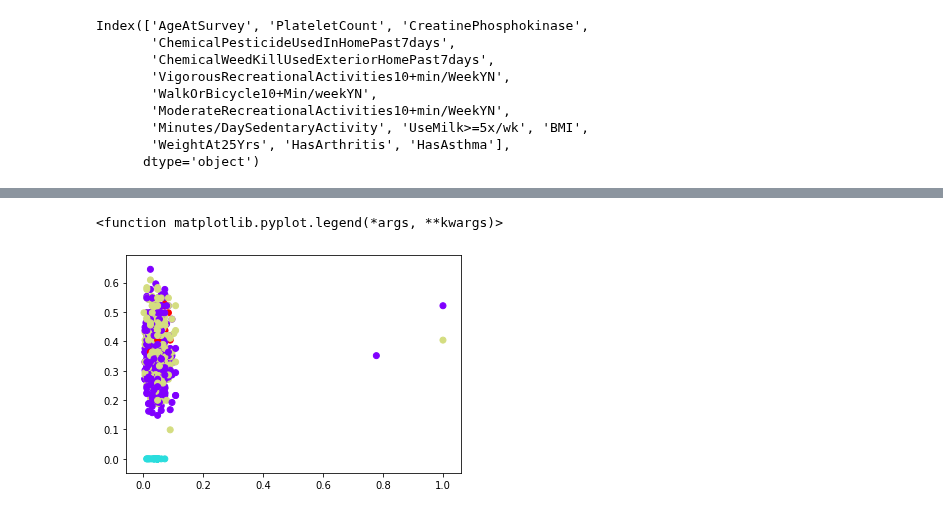
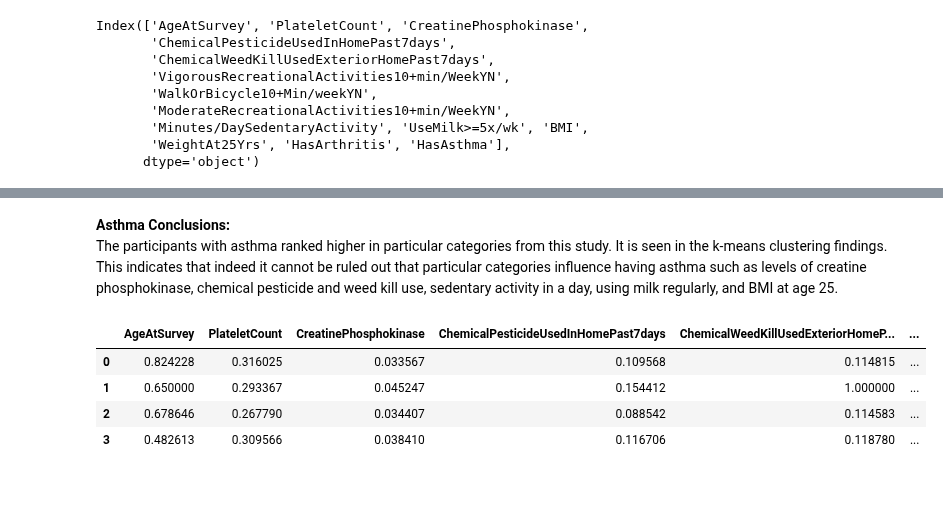
Before and after one commit to mightysquirrely/Capstone-2-Project, a Jupyter notebook: Capstone-2-Work.ipynb, the cells around one changed output, grey strips where cells are left out. Drawn from its saved outputs; the diff is of its cells as text; code cells hidden in the pictures; blank space fills up the shorter version.

```diff
--- a/Capstone-2-Work.ipynb
+++ b/Capstone-2-Work.ipynb
@@ -756,8 +726,15 @@ SyntaxError: invalid syntax (<ipython-input-151-aab82c3d5523>, line 3)
+# %% [markdown]
+**Asthma Conclusions:**
+The participants with asthma ranked higher in particular categories from this study.  It is seen in the k-means clustering findings.  This indicates that indeed it cannot be ruled out that particular categories influence having asthma such as levels of creatine phosphokinase, chemical pesticide and weed kill use, sedentary activity in a day, using milk regularly, and BMI at age 25.
+# %%
+cluster_centers = kmeans4.cluster_centers_
+cc_dataframe = pd.DataFrame(cluster_centers,columns=colnames_list_noclass)
+cc_dataframe
+# %% [output]
+|  | AgeAtSurvey | PlateletCount | CreatinePhosphokinase | ChemicalPesticideUsedInHomePast7days | ChemicalWeedKillUsedExteriorHomeP... | ... |
+| 0 | 0.824228 | 0.316025 | 0.033567 | 0.109568 | 0.114815 | ... |
+| 1 | 0.650000 | 0.293367 | 0.045247 | 0.154412 | 1.000000 | ... |
+| 2 | 0.678646 | 0.267790 | 0.034407 | 0.088542 | 0.114583 | ... |
+| 3 | 0.482613 | 0.309566 | 0.038410 | 0.116706 | 0.118780 | ... |
 # %%
 kmeans_cluster_col = HasAsthma_new.append
-# %%
-plt.scatter(x[:, 8], x[:, 10], c = y_kmeans4, cmap='rainbow')
-# 8 = min/day sedentary activity, 10 = BMI at age 25
-# %% [output]
-<function matplotlib.pyplot.legend(*args, **kwargs)>
-[figure, removed]
```
Also changed, not shown: parts of 19 cells of this notebook, 1 other file.
